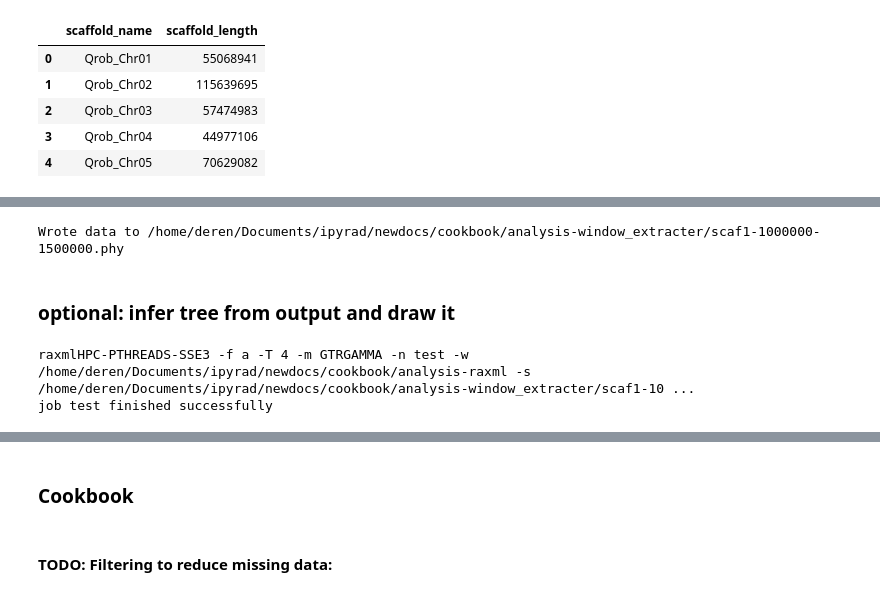
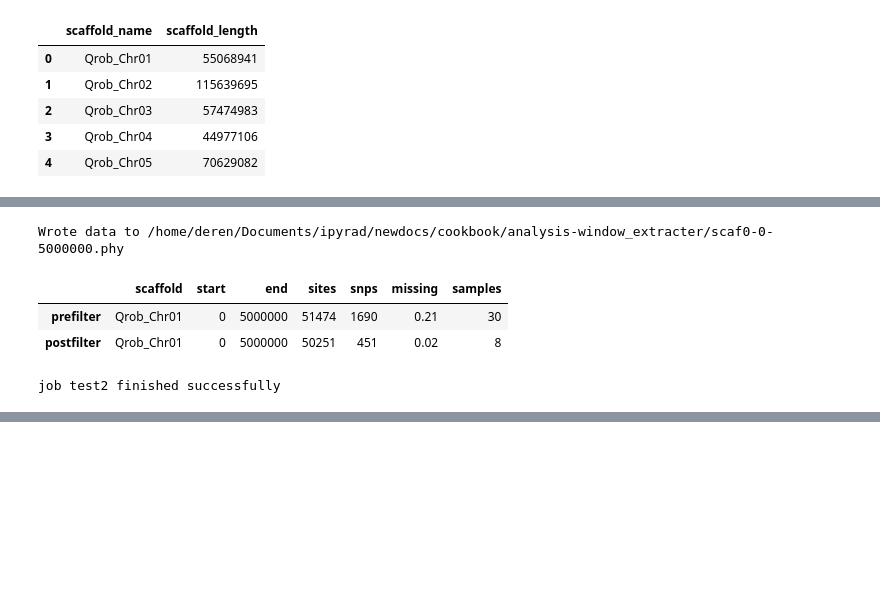
Before and after one commit to dereneaton/ipyrad, a Jupyter notebook: newdocs/cookbook/cookbook-window_extracter.ipynb, the cells around one changed output, grey strips where cells are left out. Drawn from its saved outputs; the diff is of its cells as text; code cells hidden in the pictures; blank space fills up the shorter version.

```diff
--- a/newdocs/cookbook/cookbook-window_extracter.ipynb
+++ b/newdocs/cookbook/cookbook-window_extracter.ipynb
@@ -48,18 +98,41 @@ we.stats
+# %%
+# select a scaffold idx, start, and end positions
+ext = ipa.window_extracter(
+    data = "/home/deren/Downloads/ref_pop2.seqs.hdf5",
+    workdir="analysis-window_extracter",
+    scaffold_idx=0,
+    start=0,
+    end=5000000,
+    mincov=4,
+    imap={
+        "reference": ["reference"],
+        "virg": ["TXWV2", "LALC2", "SCCU3", "FLSF33", "FLBA140"],
+        "mini": ["FLSF47", "FLMO62", "FLSA185", "FLCK216"],
+        "gemi": ["FLCK18", "FLSF54", "FLWO6", "FLAB109"],
+        "bran": ["BJSL25", "BJSB3", "BJVL19"],
+        "fusi": ["MXED8", "MXGT4", "TXGR3", "TXMD3"],
+        "sagr": ["CUVN10", "CUCA4", "CUSV6", "CUMM5"],
+        "oleo": ["CRL0030", "HNDA09", "BZBB1", "MXSA3017", "CRL0001"],
+    },
+)
 # %%
-# write the data to a phylip formatted file
-we.run()
+# write the phylip file
+ext.run(force=True)
 # %% [output]
-Wrote data to /home/deren/Documents/ipyrad/newdocs/cookbook/analysis-window_extracter/scaf1-1000000-1500000.phy
+Wrote data to /home/deren/Documents/ipyrad/newdocs/cookbook/analysis-window_extracter/scaf0-0-5000000.phy
-# %% [markdown]
-### optional: infer tree from output and draw it
+# %%
+# filtering now reduced from 30 to 8 samples
+ext.stats
+# %% [output]
+|  | scaffold | start | end | sites | snps | missing | samples |
+| prefilter | Qrob_Chr01 | 0 | 5000000 | 51474 | 1690 | 0.21 | 30 |
+| postfilter | Qrob_Chr01 | 0 | 5000000 | 50251 | 451 | 0.02 | 8 |
 # %%
-# run raxml on the phylip file
-rax = ipa.raxml(data=we.outfile, N=10)
-print(rax.command)
+# infer tree on imap
+rax = ipa.raxml(data=ext.outfile, name="test2", N=50, T=4)
 rax.run(force=True)
 # %% [output]
-raxmlHPC-PTHREADS-SSE3 -f a -T 4 -m GTRGAMMA -n test -w /home/deren/Documents/ipyrad/newdocs/cookbook/analysis-raxml -s /home/deren/Documents/ipyrad/newdocs/cookbook/analysis-window_extracter/scaf1-10 ...
-job test finished successfully
+job test2 finished successfully
 # %%
 # plot the tree for this genome window
 tre = toytree.tree(rax.trees.bipartitions)
@@ -68,6 +141,2 @@ ttt.draw(node_labels="support");
 # %% [output]
 [interactive output not drawn]
-# %% [markdown]
-### Cookbook
-# %% [markdown]
-#### TODO: Filtering to reduce missing data:
```
Also changed, not shown: parts of 19 cells of this notebook.
